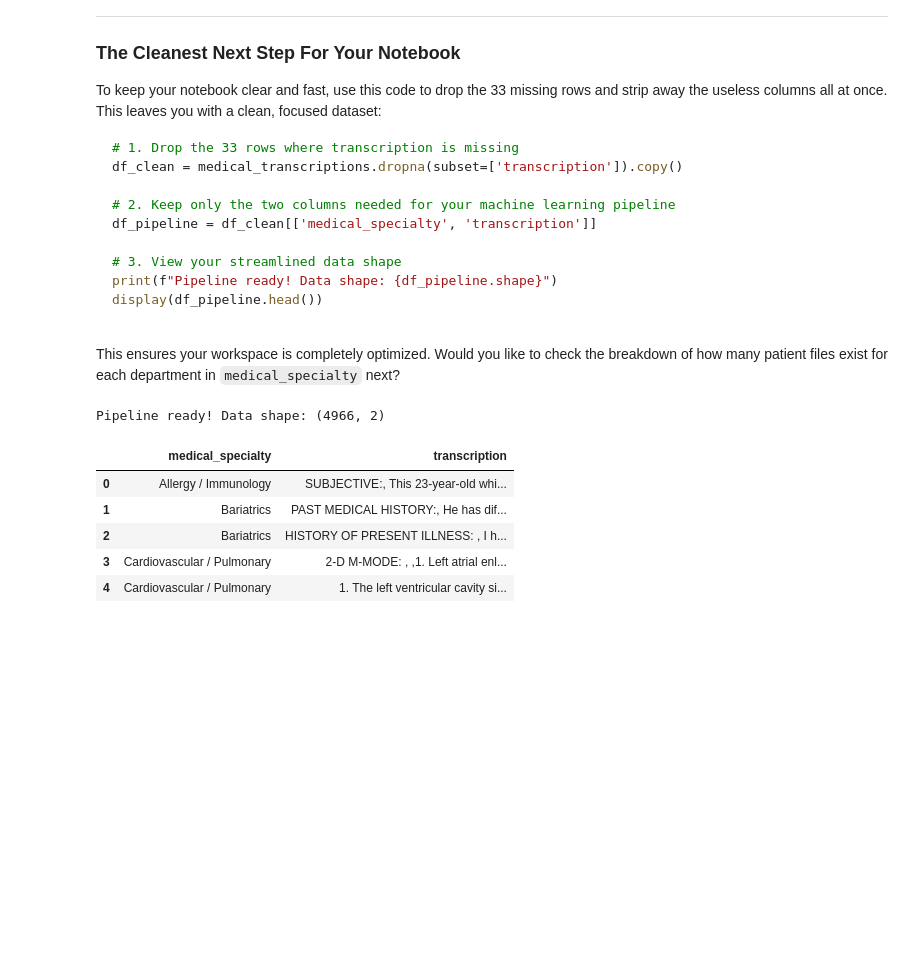
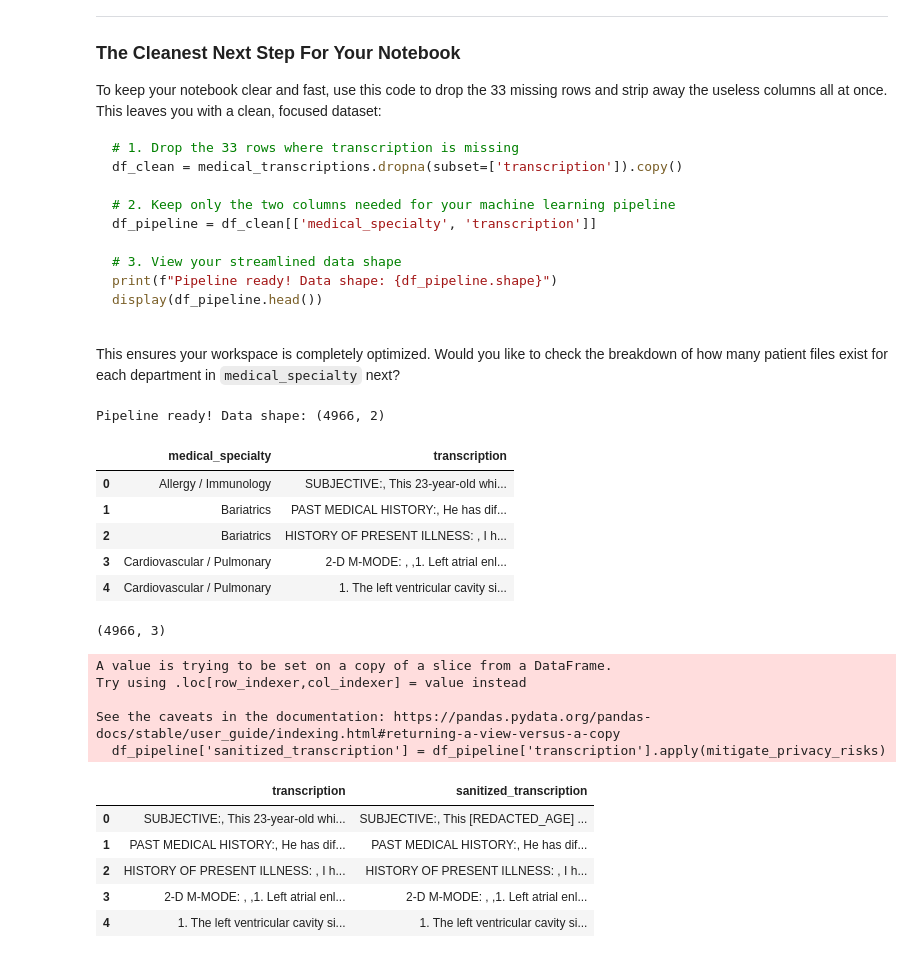
Before and after one commit to aronwilbert/COMP8420-Group-L-Healthcare, a Jupyter notebook: COMP8420_Group_L_Healthcare.ipynb, the cells around one changed output. Cells and saved outputs as stored; diff of their text form; code cells hidden in the pictures; blank space fills up the shorter version.

```diff
--- a/COMP8420_Group_L_Healthcare.ipynb
+++ b/COMP8420_Group_L_Healthcare.ipynb
@@ -161,3 +161,44 @@ Pipeline ready! Data shape: (4966, 2)
 | 2 | Bariatrics | HISTORY OF PRESENT ILLNESS: , I h... |
 | 3 | Cardiovascular / Pulmonary | 2-D M-MODE: , ,1. Left atrial enl... |
 | 4 | Cardiovascular / Pulmonary | 1. The left ventricular cavity si... |
+# %%
+import re
+
+def mitigate_privacy_risks(text: str) -> str:
+    if not isinstance(text, str):
+        return text
+
+    # Pattern explanation:
+    # \b\d+           -> Start at a word boundary, match the digits (e.g., 72)
+    # [- ]?           -> Optional hyphen or space
+    # years?          -> Match 'year' or 'years'
+    # [- ]?           -> Optional hyphen or space
+    # olds?           -> Match 'old' or 'olds'
+    # (?:'s)?\b       -> Optional possessive 's, ending at a word boundary
+    age_pattern = r'\b\d+[- ]?years?[- ]?olds?(?:\'s)?\b'
+    text = re.sub(age_pattern, '[REDACTED_AGE]', text, flags=re.IGNORECASE)
+
+    # Catch patterns like "age of 33" or "aged 33"
+    text = re.sub(r'\bage[da]?\s*(?:of)?\s*\d+\b', 'age of [REDACTED_AGE]', text, flags=re.IGNORECASE)
+
+    return text
+# %%
+# Apply your single privacy function to every single row in the column instantly
+df_pipeline['sanitized_transcription'] = df_pipeline['transcription'].apply(mitigate_privacy_risks)
+
+# Check the shape to confirm all rows were processed
+print(df_pipeline.shape)
+display(df_pipeline[['transcription', 'sanitized_transcription']].head())
+# %% [output]
+(4966, 3)
+A value is trying to be set on a copy of a slice from a DataFrame.
+Try using .loc[row_indexer,col_indexer] = value instead
+
+See the caveats in the documentation: https://pandas.pydata.org/pandas-docs/stable/user_guide/indexing.html#returning-a-view-versus-a-copy
+  df_pipeline['sanitized_transcription'] = df_pipeline['transcription'].apply(mitigate_privacy_risks)
+|  | transcription | sanitized_transcription |
+| 0 | SUBJECTIVE:, This 23-year-old whi... | SUBJECTIVE:, This [REDACTED_AGE] ... |
+| 1 | PAST MEDICAL HISTORY:, He has dif... | PAST MEDICAL HISTORY:, He has dif... |
+| 2 | HISTORY OF PRESENT ILLNESS: , I h... | HISTORY OF PRESENT ILLNESS: , I h... |
+| 3 | 2-D M-MODE: , ,1. Left atrial enl... | 2-D M-MODE: , ,1. Left atrial enl... |
+| 4 | 1. The left ventricular cavity si... | 1. The left ventricular cavity si... |
```
